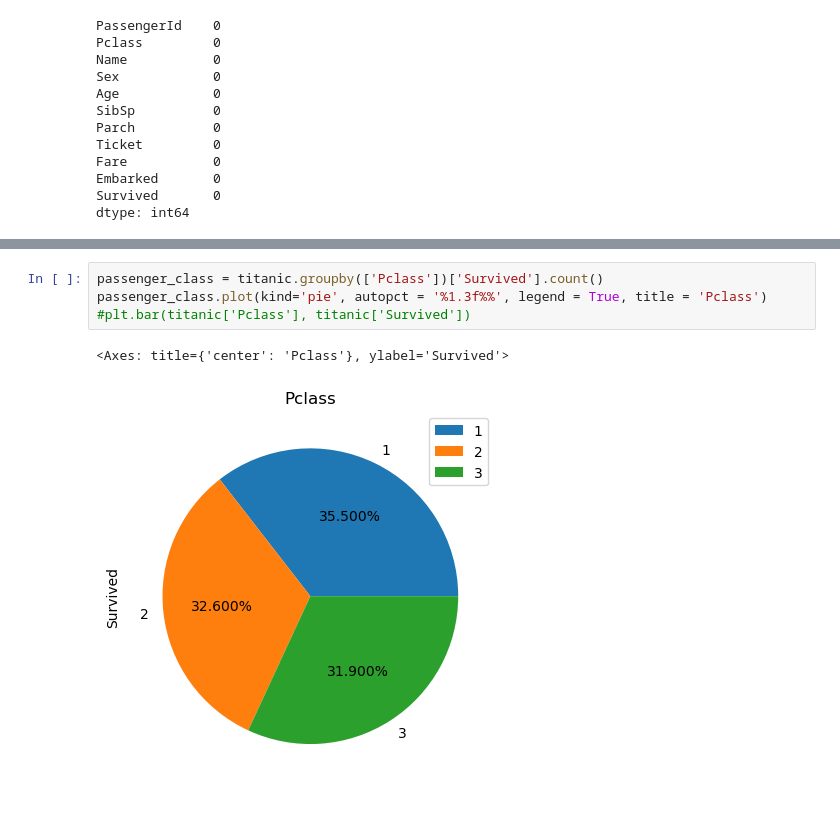
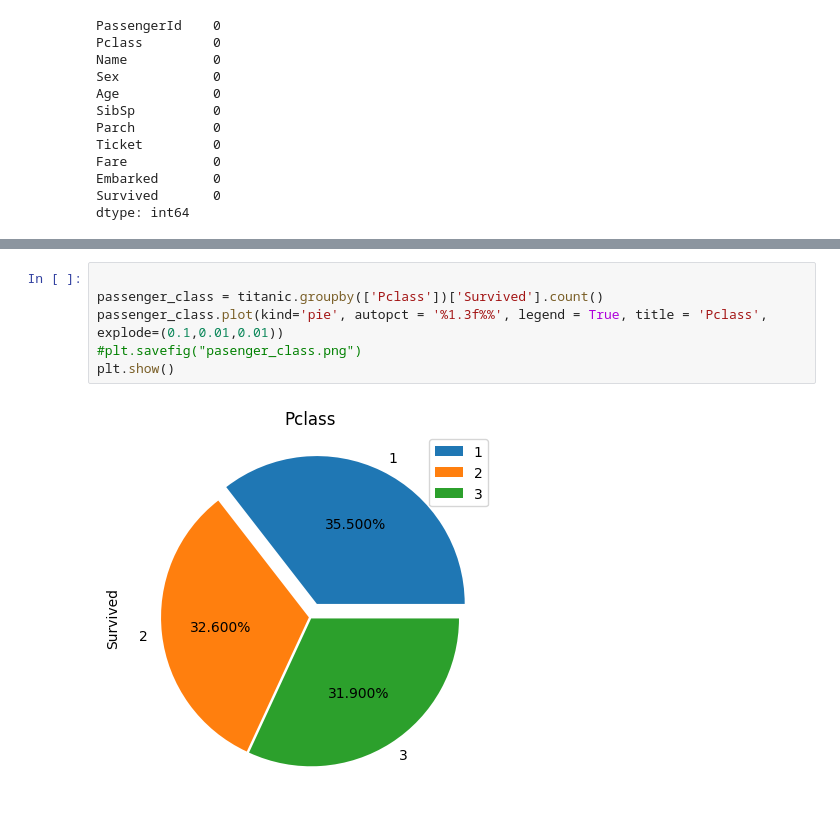
Before and after one commit to Murtaza554422/CodeAlpha_tasks, a Jupyter notebook: Data_science_Task1.ipynb, the cells around one changed output, grey strips where cells are left out. Cells and saved outputs as stored; diff of their text form.

```diff
--- a/Data_science_Task1.ipynb
+++ b/Data_science_Task1.ipynb
@@ -115,10 +169,11 @@ Overall Survival Rate: 49.20%
 # %%
+
 passenger_class = titanic.groupby(['Pclass'])['Survived'].count()
-passenger_class.plot(kind='pie', autopct = '%1.3f%%', legend = True, title = 'Pclass')
-#plt.bar(titanic['Pclass'], titanic['Survived'])
+passenger_class.plot(kind='pie', autopct = '%1.3f%%', legend = True, title = 'Pclass', explode=(0.1,0.01,0.01))
+#plt.savefig("pasenger_class.png")
+plt.show()
 # %% [output]
-<Axes: title={'center': 'Pclass'}, ylabel='Survived'>
-[figure, old version]
+[figure, new version]
 # %%
 
 sibling_spouse= titanic.groupby(['SibSp'])['Survived'].count()
```
Also changed, not shown: parts of 21 cells of this notebook, 10 other files.
